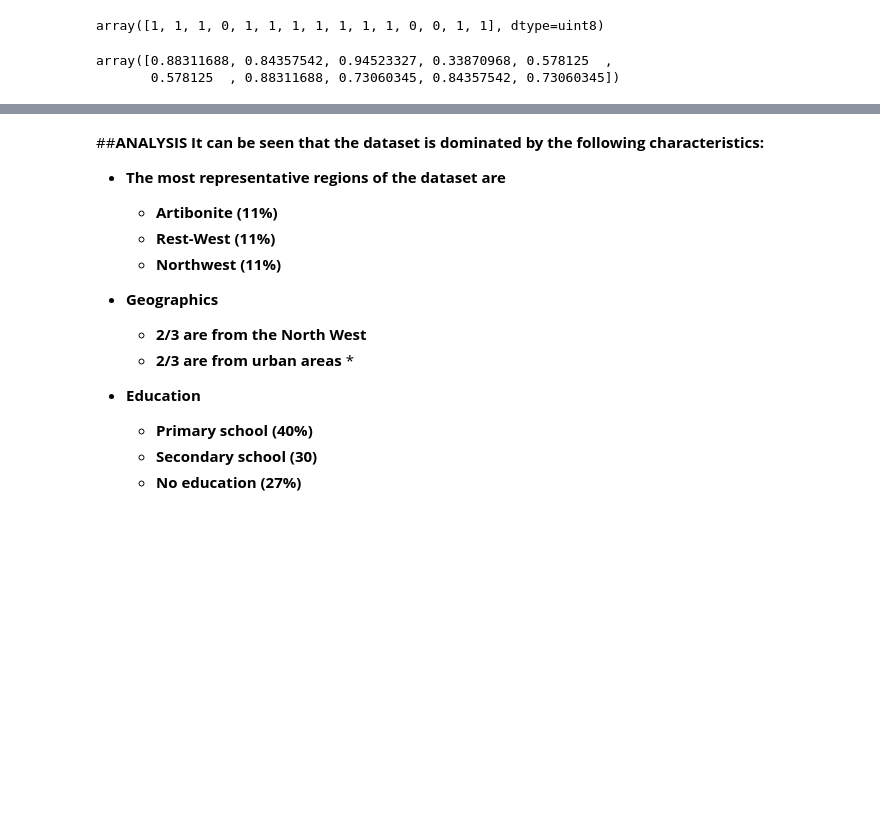
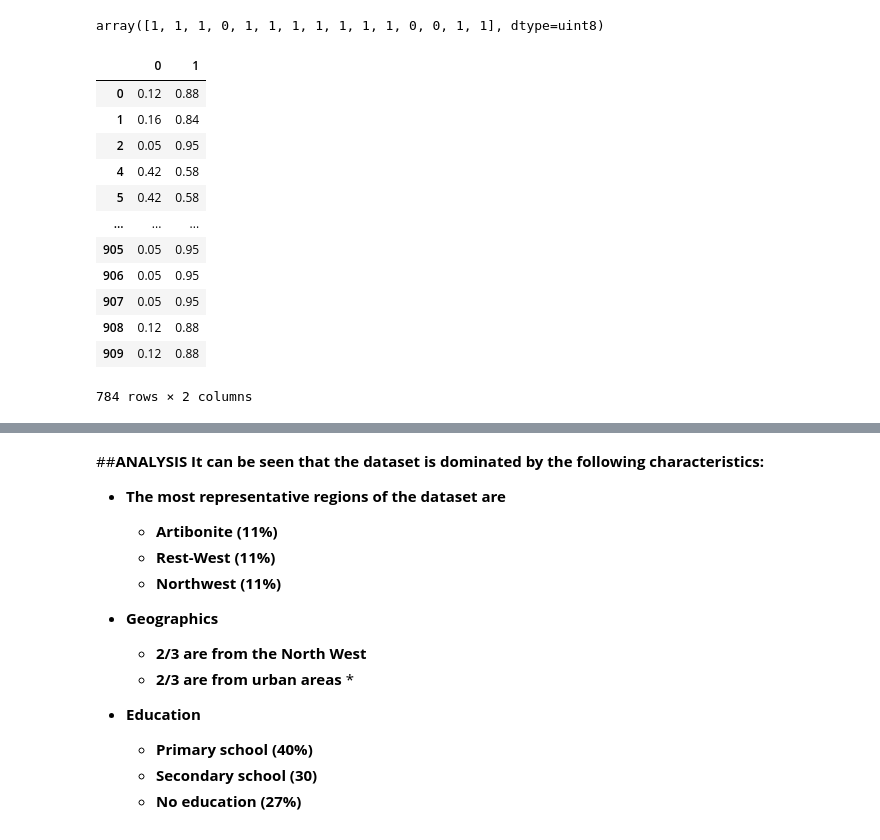
Before and after one commit to MMasson1988/Capstone-s-Project, a Jupyter notebook: Contraceptive_Project_Test.ipynb, the cells around one changed output, grey strips where cells are left out. Saved outputs shown, nothing was run; the diff lists cells and outputs as text; code cells hidden in the pictures; blank space fills up the shorter version.

```diff
--- a/Contraceptive_Project_Test.ipynb
+++ b/Contraceptive_Project_Test.ipynb
@@ -1521,8 +1696,21 @@ clf.predict(X_test)[0:15]
 # %% [output]
 array([1, 1, 1, 0, 1, 1, 1, 1, 1, 1, 1, 0, 0, 1, 1], dtype=uint8)
 # %%
-# print the first 10 predicted probabilities for class 1
-clf.predict_proba(X_test)[0:10, 1]
+# print the first 40 predicted probabilities for class 1
+predic_40=clf.predict_proba(X_test)
+predic_40=pd.DataFrame(predic_40)
+predic_40[predic_40[1]>0.50]
 # %% [output]
+|  | 0 | 1 |
+| 0 | 0.12 | 0.88 |
+| 1 | 0.16 | 0.84 |
+| 2 | 0.05 | 0.95 |
+| 4 | 0.42 | 0.58 |
+| 5 | 0.42 | 0.58 |
+| ... | ... | ... |
+| 905 | 0.05 | 0.95 |
+| 906 | 0.05 | 0.95 |
+| 907 | 0.05 | 0.95 |
+| 908 | 0.12 | 0.88 |
+| 909 | 0.12 | 0.88 |
-array([0.88311688, 0.84357542, 0.94523327, 0.33870968, 0.578125  ,
-       0.578125  , 0.88311688, 0.73060345, 0.84357542, 0.73060345])
+784 rows × 2 columns
```
Also changed, not shown: parts of 44 cells of this notebook.
